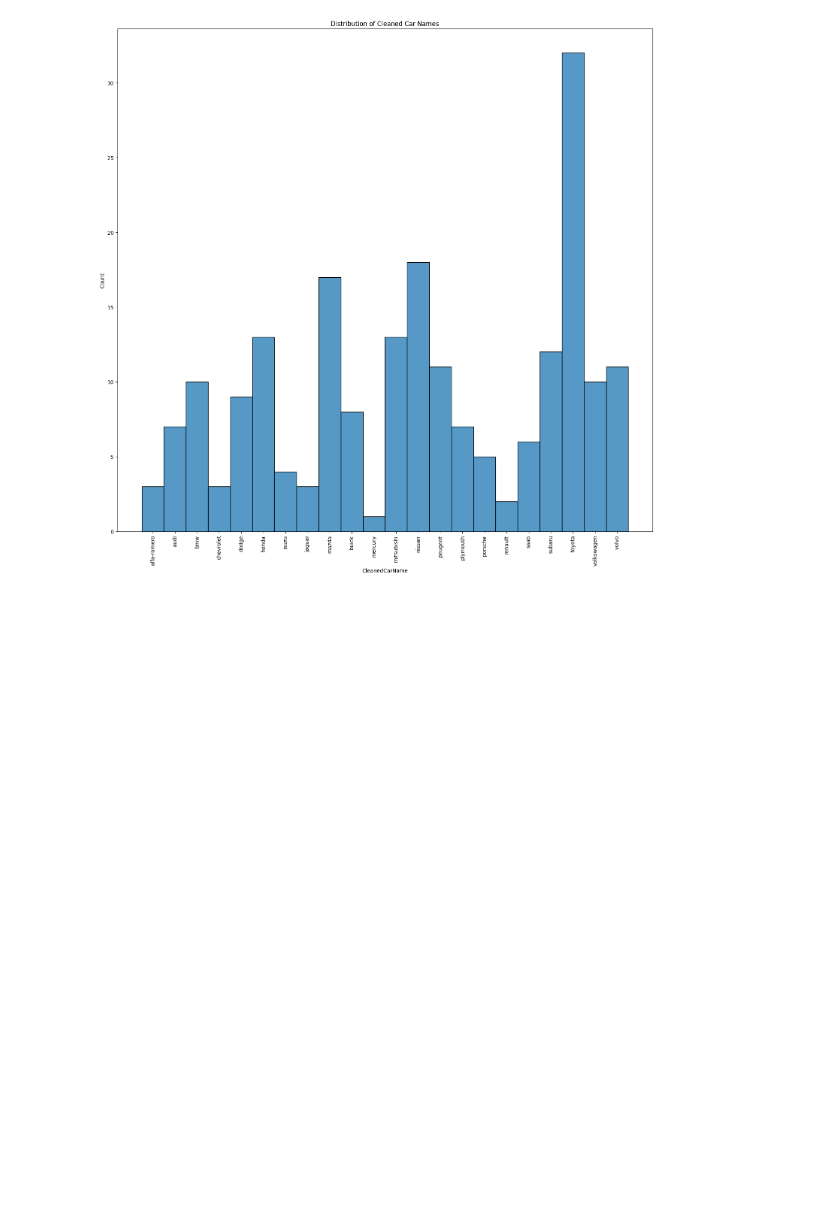
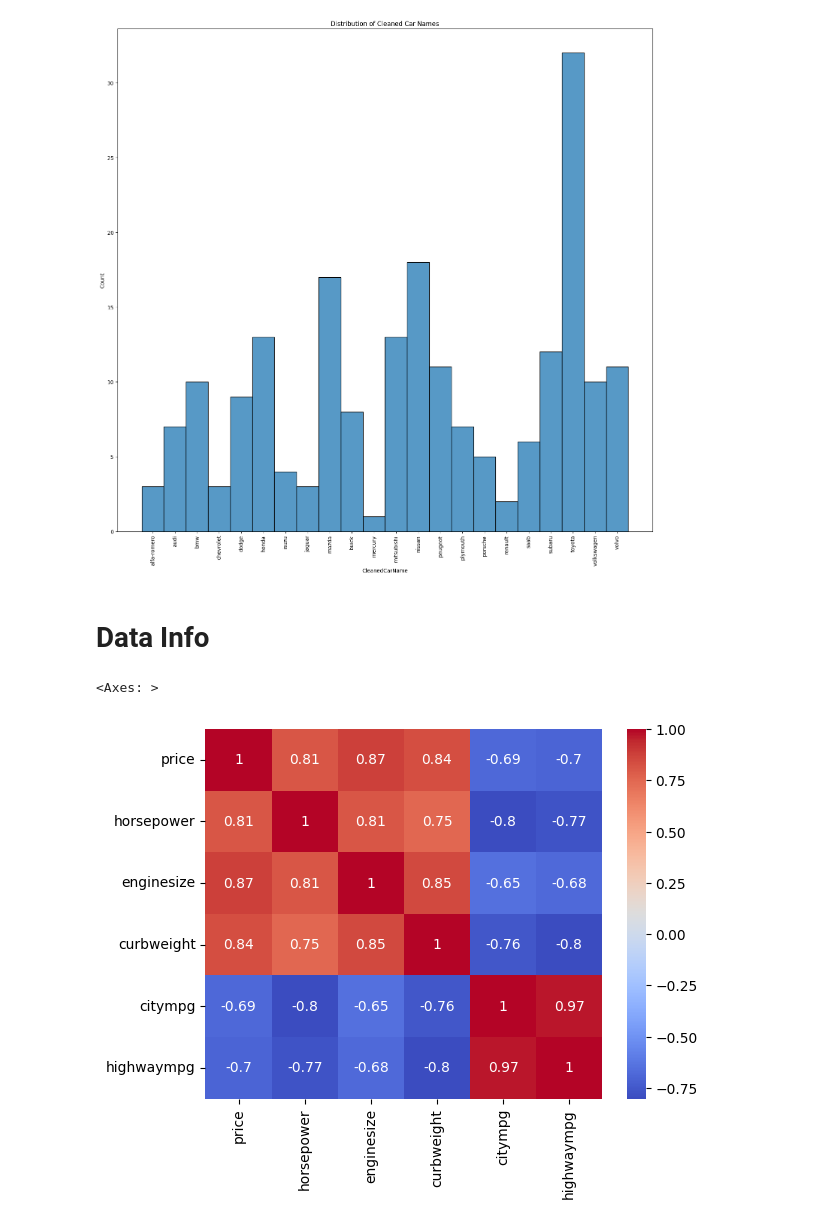
Before and after one commit to louailou123/Cars_Data_Mining, a Jupyter notebook: CarsDataMining.ipynb, the cells around one changed output. Cells and saved outputs as stored; diff of their text form; code cells hidden in the pictures; blank space fills up the shorter version.

```diff
--- a/CarsDataMining.ipynb
+++ b/CarsDataMining.ipynb
@@ -66,3 +66,19 @@ plt.show()
 [figure]
 [figure]
 [figure]
+# %% [markdown]
+# Data Info
+# %%
+df.describe()
+sns.scatterplot(x="horsepower", y="price", data=df)
+
+numeric_cols = ['price', 'horsepower', 'enginesize', 'curbweight', 'citympg', 'highwaympg']
+subset_corr = df[numeric_cols].corr()
+
+import seaborn as sns
+import matplotlib.pyplot as plt
+
+sns.heatmap(subset_corr, annot=True, cmap="coolwarm")
+# %% [output]
+<Axes: >
+[figure, added]
```
Also changed, not shown: parts of 8 cells of this notebook, 3 other files.
